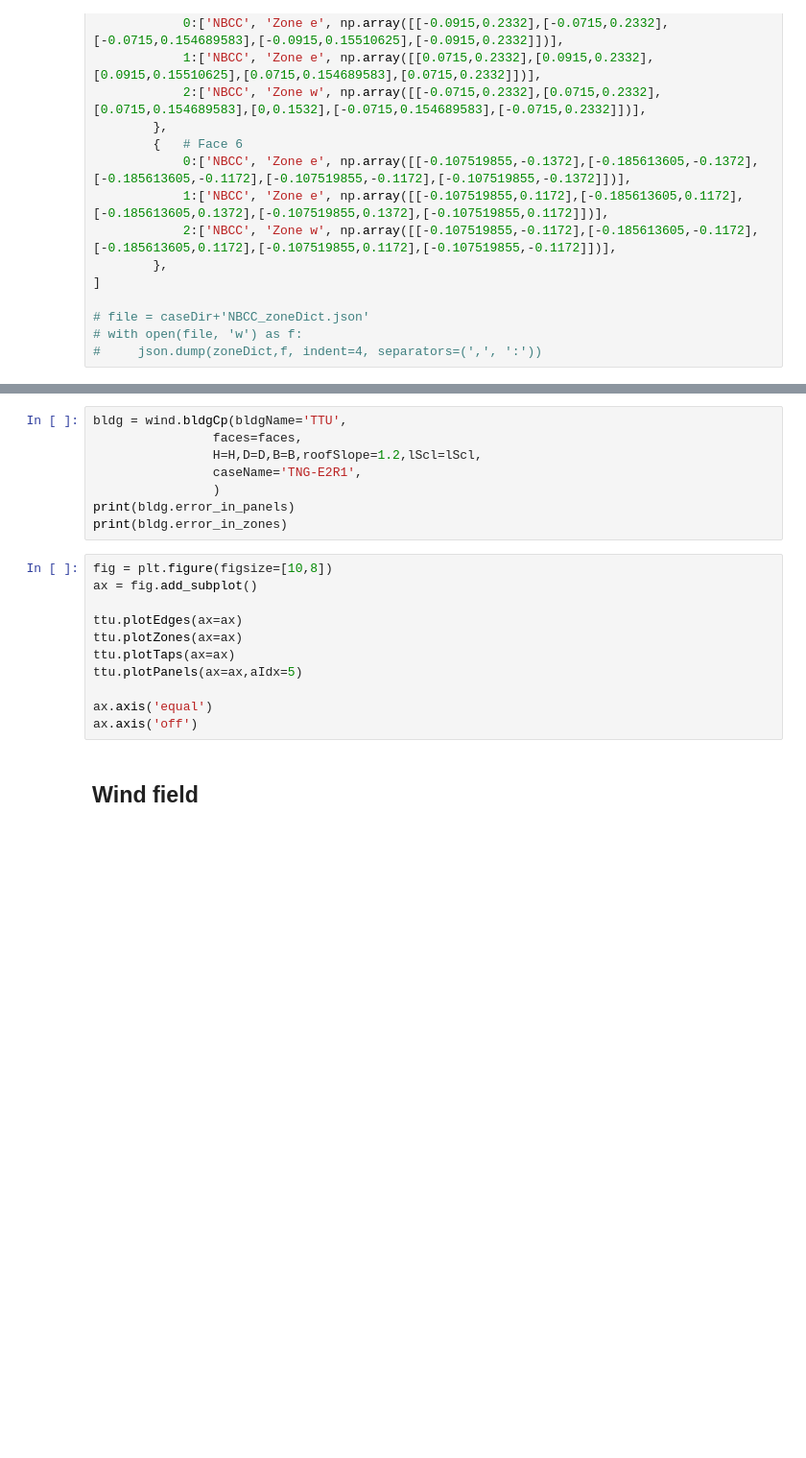
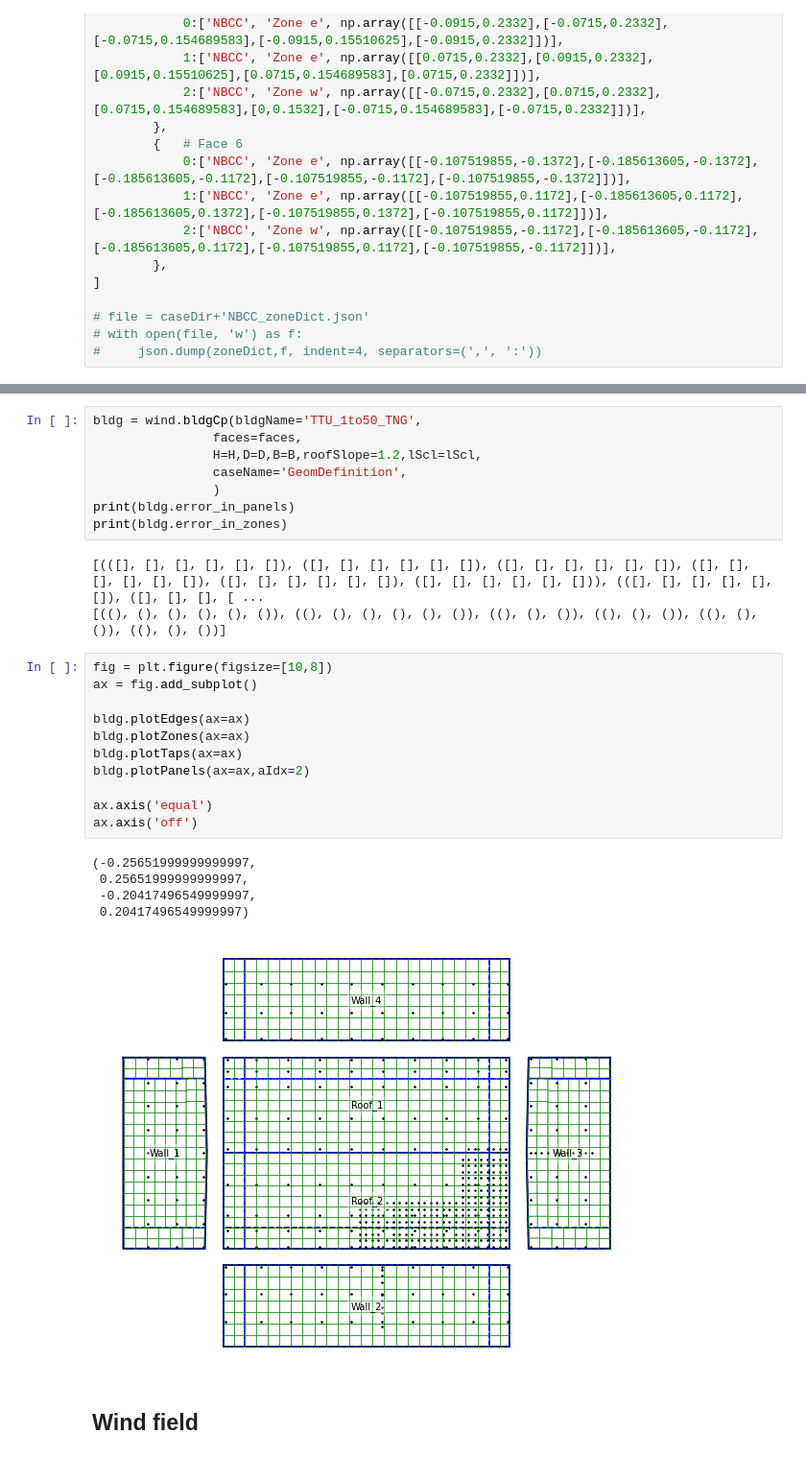
Before and after one commit to Tsinuel/windCalc, a Jupyter notebook: src/lab_windCAD.ipynb, the cells around one changed output, grey strips where cells are left out. Shown at 96% size. Cells and saved outputs as stored; diff of their text form; blank space fills up the shorter version.

```diff
--- a/src/lab_windCAD.ipynb
+++ b/src/lab_windCAD.ipynb
@@ -171,22 +226,31 @@ for i,f in enumerate(faceID):
 # %%
-bldg = wind.bldgCp(bldgName='TTU',
+bldg = wind.bldgCp(bldgName='TTU_1to50_TNG',
                 faces=faces,
                 H=H,D=D,B=B,roofSlope=1.2,lScl=lScl,
-                caseName='TNG-E2R1',
+                caseName='GeomDefinition',
                 )
 print(bldg.error_in_panels)
 print(bldg.error_in_zones)
+# %% [output]
+[(([], [], [], [], [], []), ([], [], [], [], [], []), ([], [], [], [], [], []), ([], [], [], [], [], []), ([], [], [], [], [], []), ([], [], [], [], [], [])), (([], [], [], [], [], []), ([], [], [], [ ...
+[((), (), (), (), (), ()), ((), (), (), (), (), ()), ((), (), ()), ((), (), ()), ((), (), ()), ((), (), ())]
 # %%
 fig = plt.figure(figsize=[10,8])
 ax = fig.add_subplot()
 
-ttu.plotEdges(ax=ax)
-ttu.plotZones(ax=ax)
-ttu.plotTaps(ax=ax)
-ttu.plotPanels(ax=ax,aIdx=5)
+bldg.plotEdges(ax=ax)
+bldg.plotZones(ax=ax)
+bldg.plotTaps(ax=ax)
+bldg.plotPanels(ax=ax,aIdx=2)
 
 ax.axis('equal')
 ax.axis('off')
+# %% [output]
+(-0.25651999999999997,
+ 0.25651999999999997,
+ -0.20417496549999997,
+ 0.20417496549999997)
+[figure, added]
 # %% [markdown]
 ## Wind field
 # %% [markdown]
```
Also changed, not shown: parts of 55 cells of this notebook, 2 other files.
